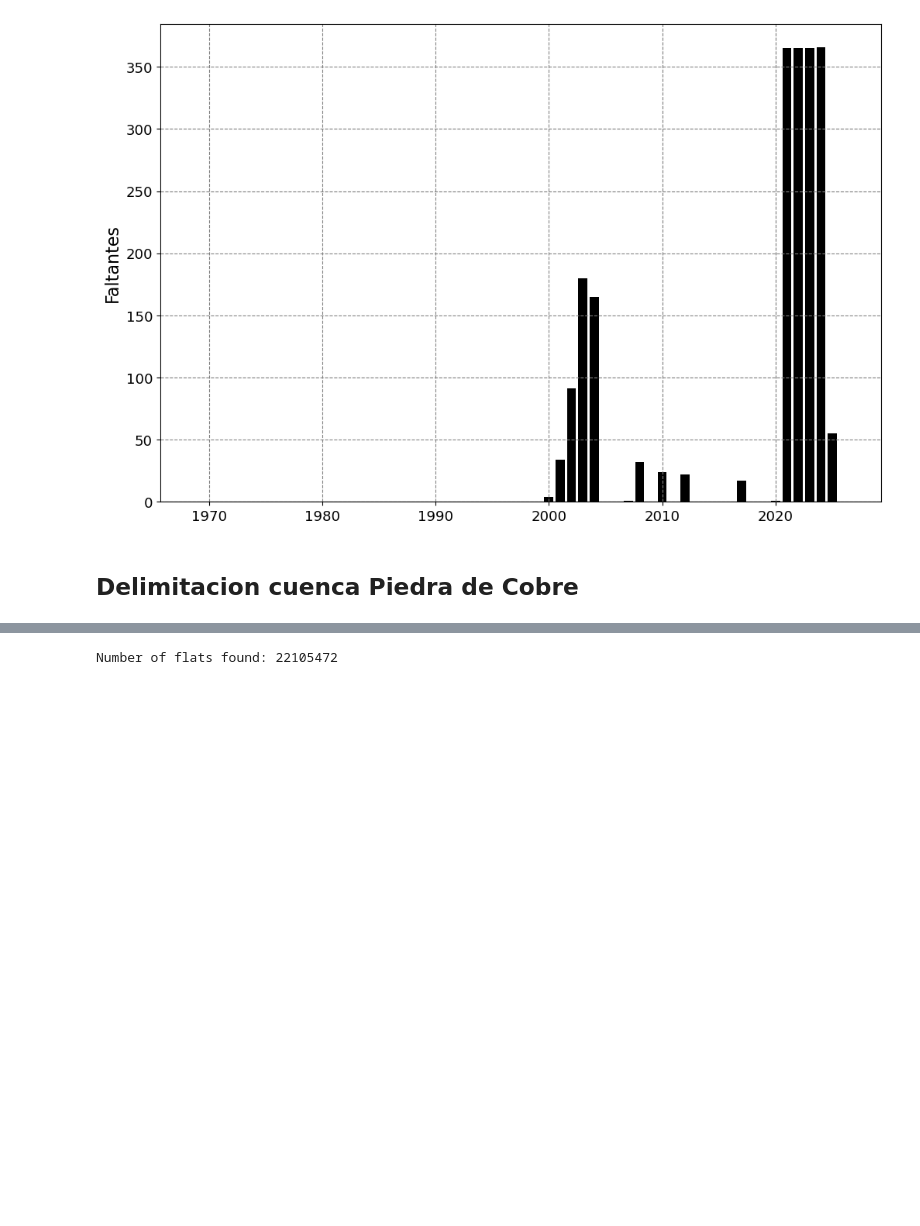
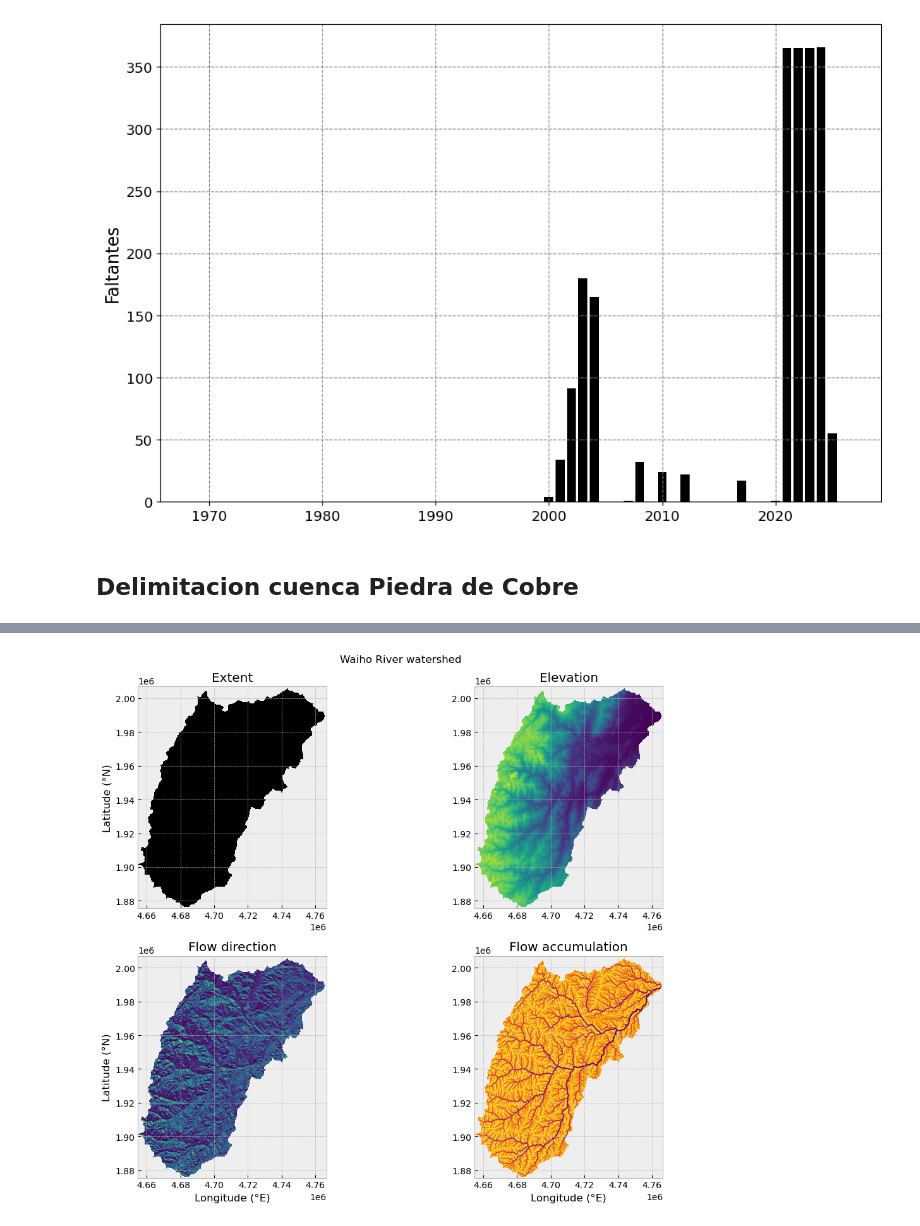
Before and after one commit to Juliant06/hidrologia_saldana, a Jupyter notebook: hidrologia_saldana.ipynb, the cells around one changed output, grey strips where cells are left out. Saved outputs shown, nothing was run; the diff lists cells and outputs as text; code cells hidden in the pictures; blank space fills up the shorter version.

```diff
--- a/hidrologia_saldana.ipynb
+++ b/hidrologia_saldana.ipynb
@@ -79,12 +95,3 @@ depressions = grid.detect_depressions(pit_filled_dem)
 flooded_dem = grid.fill_depressions(pit_filled_dem)
 depressions = grid.detect_depressions(flooded_dem)
 assert not depressions.any()
-# %%
-# Detect flats
-flats = grid.detect_flats(flooded_dem)
-nflats = np.count_nonzero(flats)
-
-# Check number of flats
-print(f"Number of flats found: {nflats}")
-# %% [output]
-Number of flats found: 22105472
@@ -100,0 +98,58 @@ plt.tight_layout()
+# %%
+inflated_dem = grid.resolve_flats(flooded_dem, max_iter=1e9, eps=1e-12)
+# %%
+# Compute flow direction based on corrected DEM (D8)
+fdir = grid.flowdir(inflated_dem)
+
+# Compute flow accumulation based on computed flow direction
+acc = grid.accumulation(fdir)
+# %%
+outlet = (float(lon), float(lat))
+# Snap outlet point to nearby cell with high flow accumulation
+x_snap, y_snap = grid.snap_to_mask(acc > 1000, outlet)
+
+# Delineate the watershed
+catch = grid.catchment(x=x_snap, y=y_snap, fdir=fdir,xytype="coordinate")
+# %%
+# Clip and set view extents
+grid.clip_to(catch)
+catch_view = grid.view(catch, nodata=np.nan)
+dem_view = grid.view(dem, nodata=np.nan)
+fdir_view = grid.view(fdir, nodata=np.nan)
+acc_view = grid.view(acc, nodata=np.nan)
+
+# Create figure and plot axes
+fig, axes = plt.subplots(2, 2, figsize=(12, 9))
+fig.patch.set_alpha(0)
+
+# Plot watershed extent
+im = axes[0, 0].imshow(catch_view, extent=grid.extent, zorder=1, cmap="Greys_r")
+axes[0, 0].set_title("Extent")
+axes[0, 0].set_ylabel("Latitude (°N)")
+
+# Plot watershed elevations
+im = axes[0, 1].imshow(dem_view, extent=grid.extent, zorder=1, cmap="viridis")
+axes[0, 1].set_title("Elevation")
+
+# Plot watershed flow directions
+im = axes[1, 0].imshow(fdir_view, extent=grid.extent, zorder=1, cmap="viridis")
+axes[1, 0].set_title("Flow direction")
+axes[1, 0].set_xlabel("Longitude (°E)")
+axes[1, 0].set_ylabel("Latitude (°N)")
+
+# Plot watershed flow accumulation
+im = axes[1, 1].imshow(
+    acc_view,
+    extent=grid.extent,
+    zorder=1,
+    cmap="inferno_r",
+    norm=colors.LogNorm(1, acc.max()),
+)
+axes[1, 1].set_title("Flow accumulation")
+axes[1, 1].set_xlabel("Longitude (°E)")
+
+# Add a figure title
+plt.suptitle("Waiho River watershed")
+plt.tight_layout()
+# %% [output]
+[figure, added]
```
Also changed, not shown: parts of 17 cells of this notebook, 6 other files.
